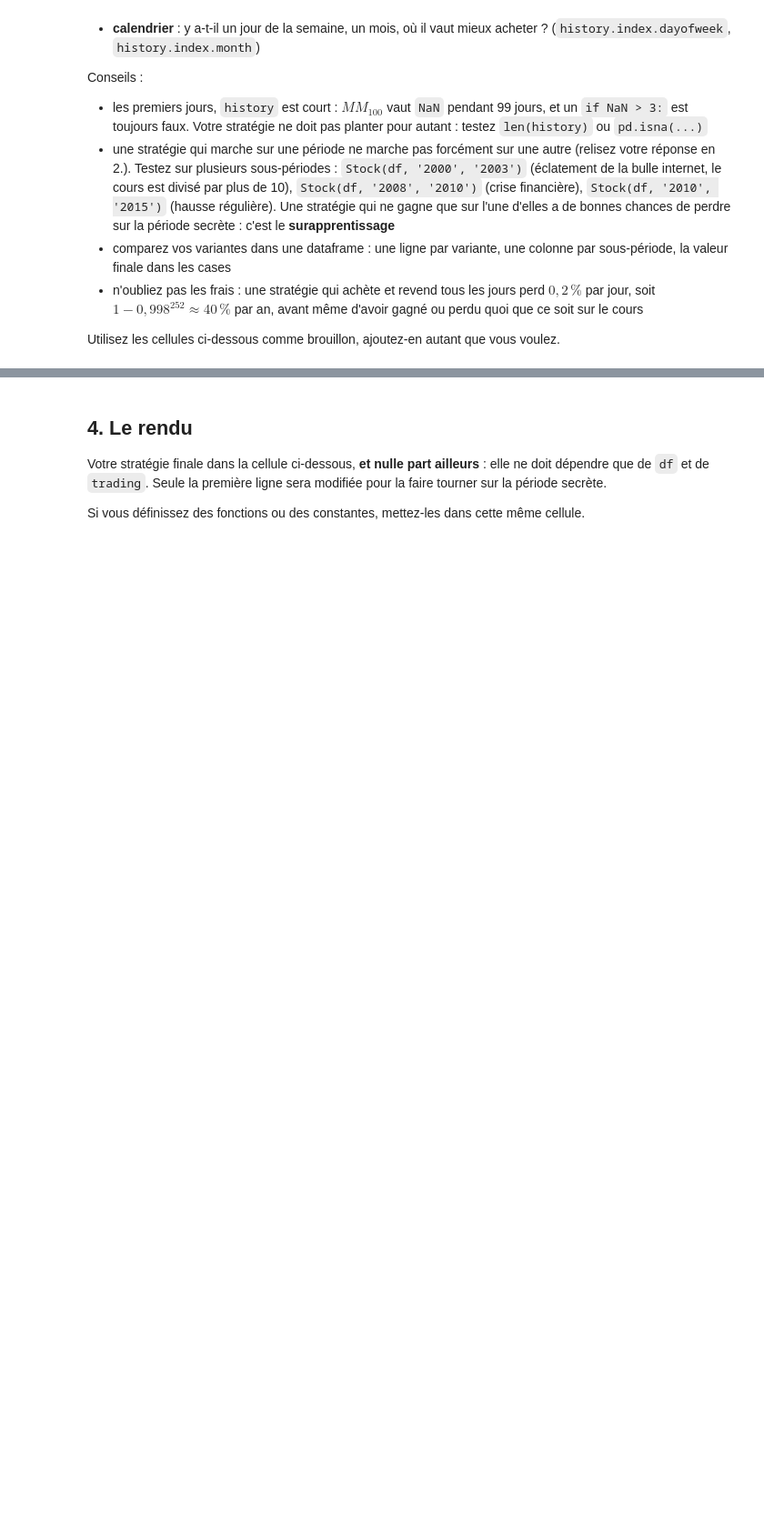
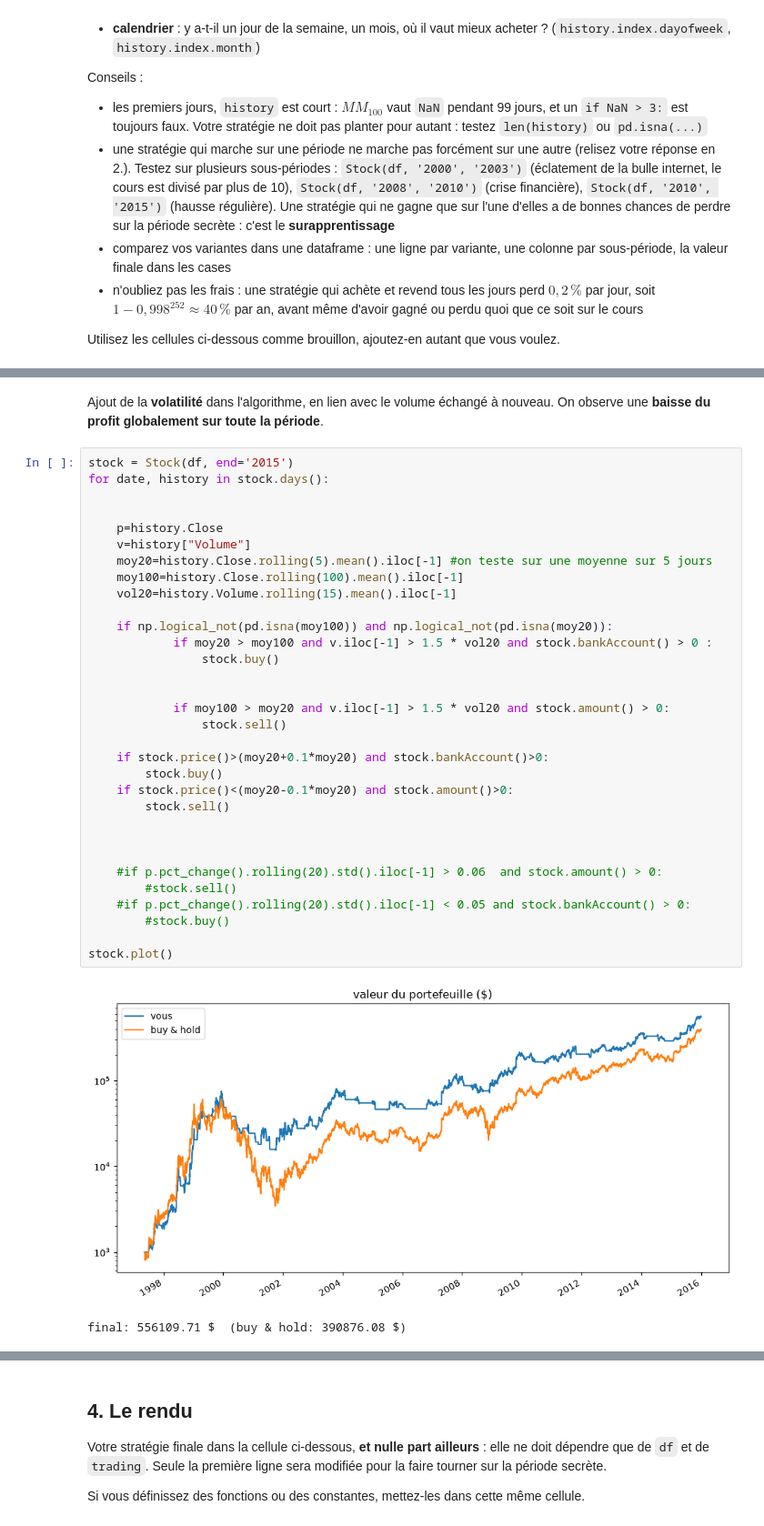
Before and after one commit to SIMVIA-lucas-sovre/projet-trading-pandas, a Jupyter notebook: groupe-4.ipynb, the cells around one changed output, grey strips where cells are left out. Shown at 91% size. Saved outputs shown, nothing was run; the diff lists cells and outputs as text; blank space fills up the shorter version.

```diff
--- a/groupe-4.ipynb
+++ b/groupe-4.ipynb
@@ -364,0 +414,37 @@ final: 158705.90 $  (buy & hold: 390876.08 $)
+# %% [markdown]
+Ajout de la **volatilité** dans l'algorithme, en lien avec le volume échangé à nouveau. On observe une **baisse du profit globalement sur toute la période**.
+# %%
+stock = Stock(df, end='2015')
+for date, history in stock.days():
+
+
+    p=history.Close
+    v=history["Volume"]
+    moy20=history.Close.rolling(5).mean().iloc[-1] #on teste sur une moyenne sur 5 jours
+    moy100=history.Close.rolling(100).mean().iloc[-1]
+    vol20=history.Volume.rolling(15).mean().iloc[-1]
+
+    if np.logical_not(pd.isna(moy100)) and np.logical_not(pd.isna(moy20)):
+            if moy20 > moy100 and v.iloc[-1] > 1.5 * vol20 and stock.bankAccount() > 0 :
+                stock.buy()
+
+
+            if moy100 > moy20 and v.iloc[-1] > 1.5 * vol20 and stock.amount() > 0:
+                stock.sell()
+
+    if stock.price()>(moy20+0.1*moy20) and stock.bankAccount()>0:
+        stock.buy()
+    if stock.price()<(moy20-0.1*moy20) and stock.amount()>0:
+        stock.sell()
+
+
+
+    #if p.pct_change().rolling(20).std().iloc[-1] > 0.06  and stock.amount() > 0:
+        #stock.sell()
+    #if p.pct_change().rolling(20).std().iloc[-1] < 0.05 and stock.bankAccount() > 0:
+        #stock.buy()
+
+stock.plot()
+# %% [output]
+[figure, added]
+final: 556109.71 $  (buy & hold: 390876.08 $)
```
Also changed, not shown: parts of 23 cells of this notebook.
